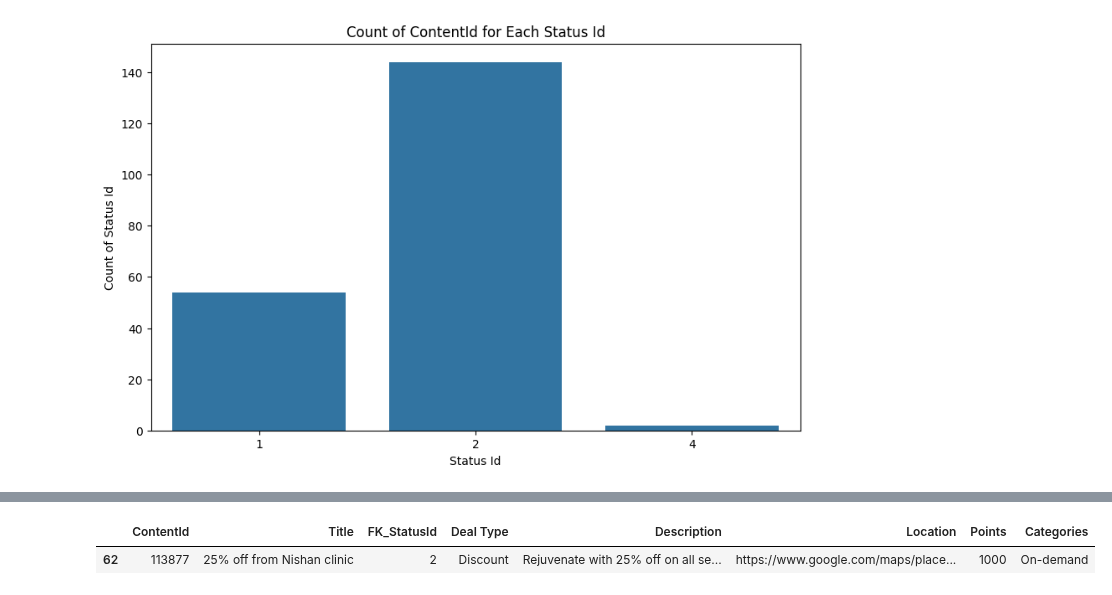
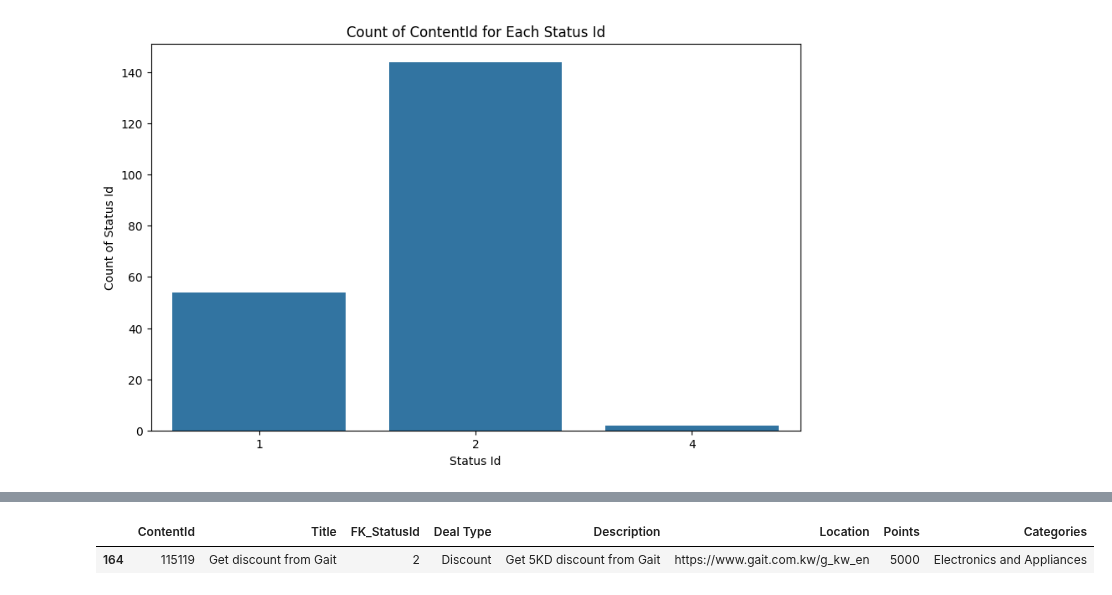
Before and after one commit to DboukAli98/KFHXRelatedAi, a Jupyter notebook: NoteBooks/Data Exploration/Deals_Data_Exploration.ipynb, the cells around one changed output, grey strips where cells are left out. Cells and saved outputs as stored; diff of their text form; code cells hidden in the pictures.

```diff
--- a/NoteBooks/Data Exploration/Deals_Data_Exploration.ipynb
+++ b/NoteBooks/Data Exploration/Deals_Data_Exploration.ipynb
@@ -10,11 +10,11 @@ import pandas as pd
 # %%
 #loading the csv into pandas df
 
-cleaned_deals_path = SOURCEDATA / "Cleaned_Deals.xlsx"
+cleaned_deals_path = SOURCEDATA / "Rdepemtion_Cleaned_Deals.xlsx"
 
 deals = pd.read_excel(cleaned_deals_path)
 # %%
-deals = deals.drop(columns=['Unnamed: 0'])
+deals = deals.drop(columns=['Unnamed: 0.1'])
 deals.head()
 # %% [output]
 |  | ContentId | Title | FK_StatusId | Deal Type | Description | Location | Points | Categories |
@@ -71,8 +64,8 @@ on_demand_deals
 # %%
-specific_content_id = 113877
+specific_content_id = 115119
 result = deals[deals['ContentId'] == specific_content_id]
 
 result
 # %% [output]
 |  | ContentId | Title | FK_StatusId | Deal Type | Description | Location | Points | Categories |
-| 62 | 113877 | 25% off from Nishan clinic | 2 | Discount | Rejuvenate with 25% off on all se... | https://www.google.com/maps/place... | 1000 | On-demand |
+| 164 | 115119 | Get discount from Gait | 2 | Discount | Get 5KD discount from Gait | https://www.gait.com.kw/g_kw_en | 5000 | Electronics and Appliances |
```
Also changed, not shown: parts of 4 cells of this notebook, 4 other files.
